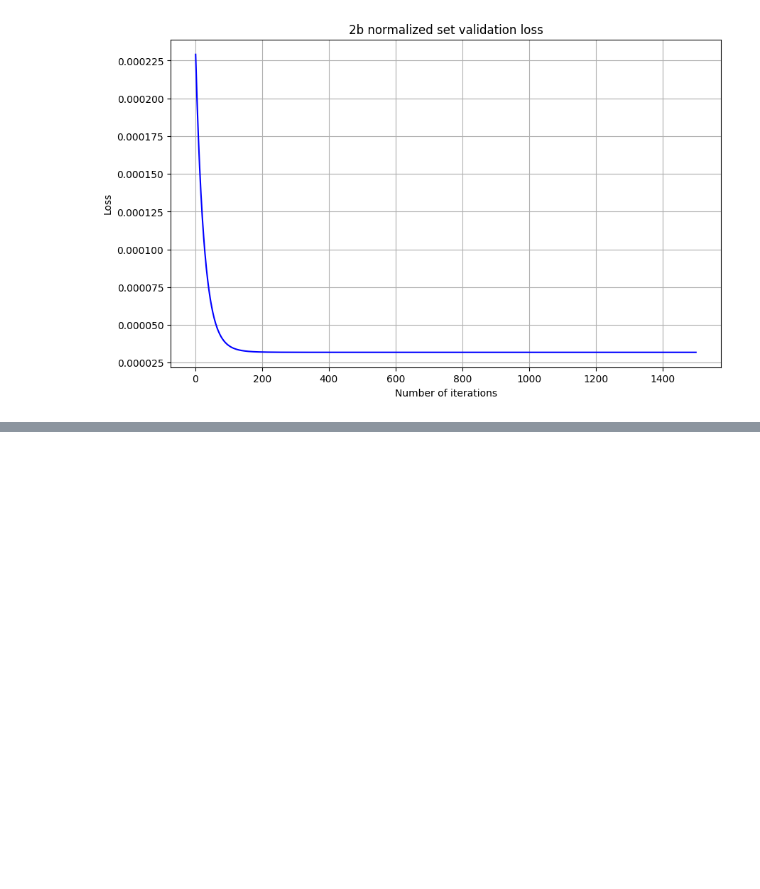
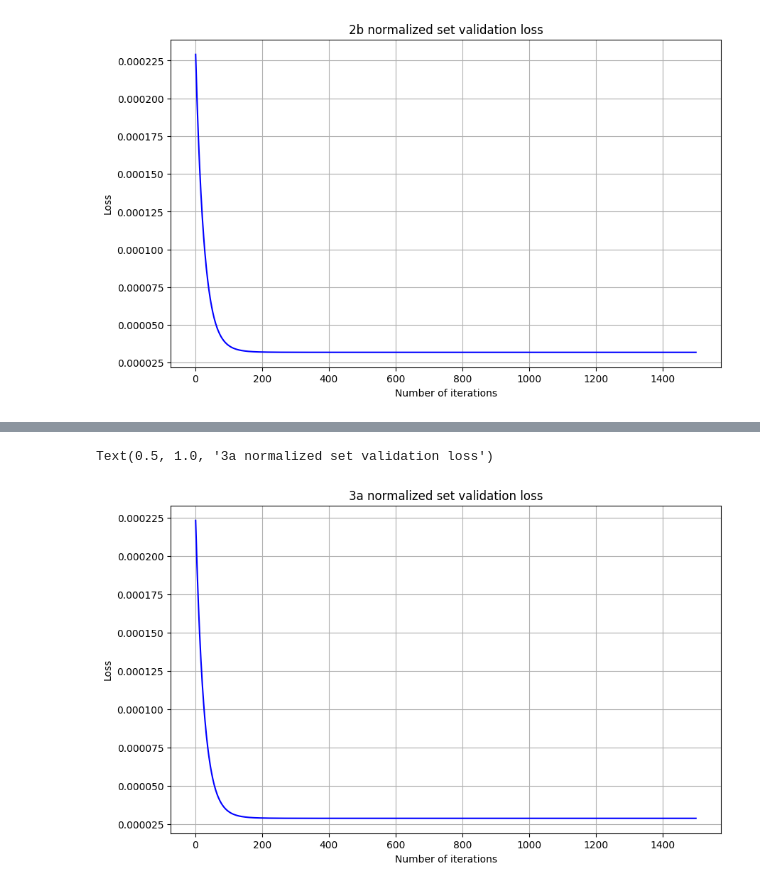
Before and after one commit to lucastherrien/ECGR4105HW1, a Jupyter notebook: HW1.ipynb, the cells around one changed output, grey strips where cells are left out. Drawn from its saved outputs; the diff is of its cells as text; code cells hidden in the pictures; blank space fills up the shorter version.

```diff
--- a/HW1.ipynb
+++ b/HW1.ipynb
@@ -649,0 +723,10 @@ Text(0.5, 1.0, '2b normalized set validation loss')
+# %%
+plt.plot(range(1, iters + 1), val_loss, color='blue')
+plt.rcParams["figure.figsize"] = (10,6)
+plt.grid()
+plt.xlabel('Number of iterations')
+plt.ylabel('Loss')
+plt.title('3a normalized set validation loss')
+# %% [output]
+Text(0.5, 1.0, '3a normalized set validation loss')
+[figure, added]
```
Also changed, not shown: parts of 28 cells of this notebook.
